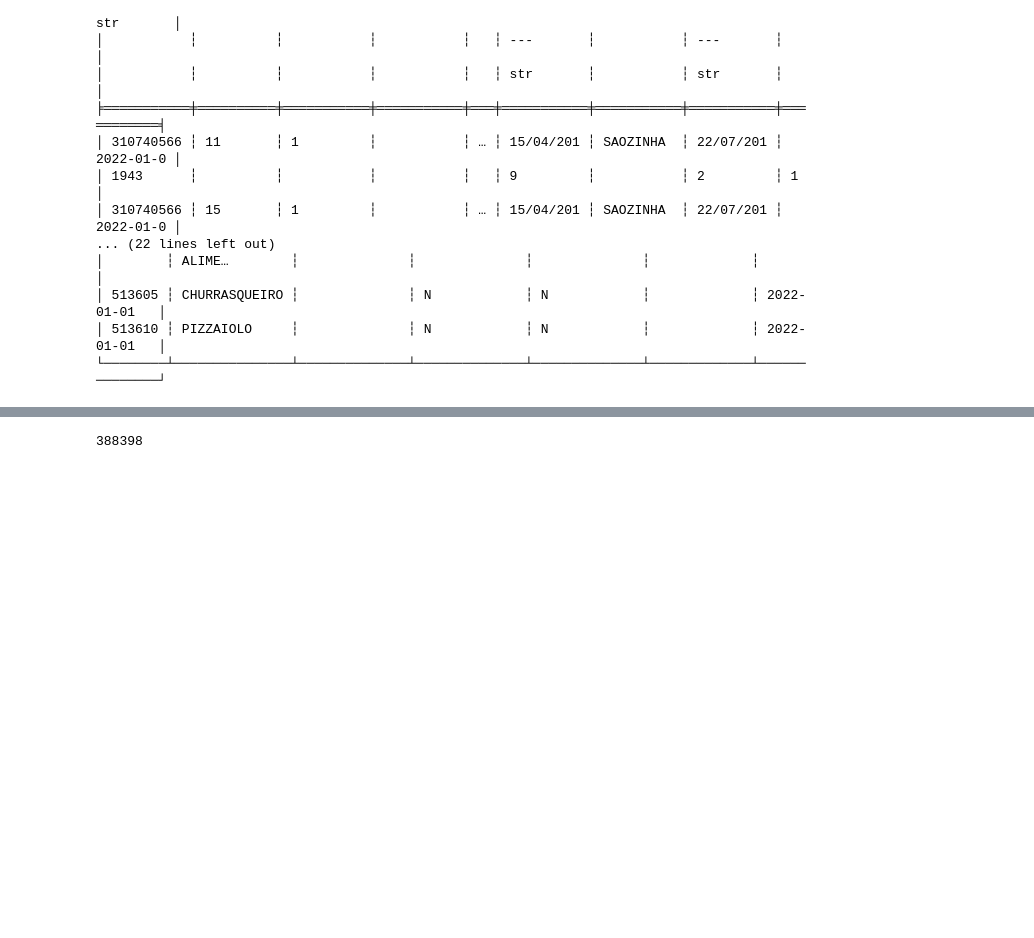
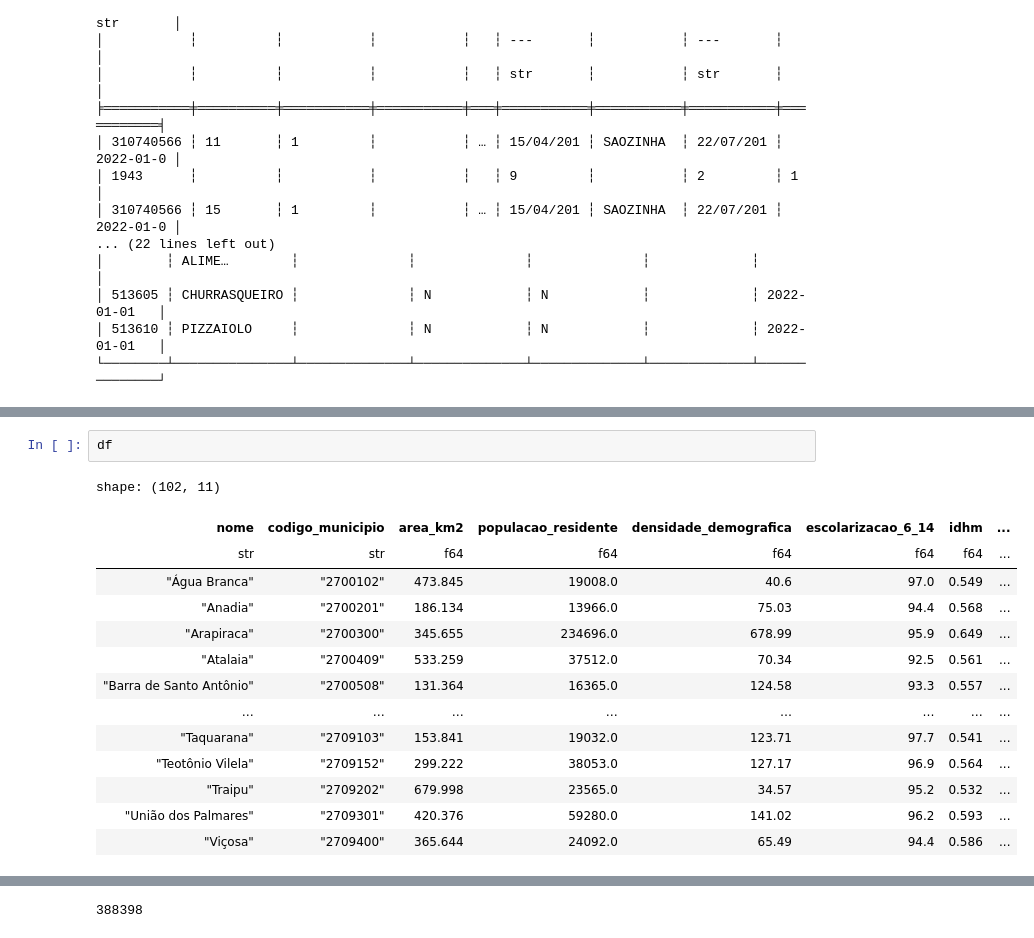
Before and after one commit to guilhermecanfield/projeto_tcc, a Jupyter notebook: engenharia_de_dados.ipynb, the cells around one changed output, grey strips where cells are left out. Drawn from its saved outputs; the diff is of its cells as text; blank space fills up the shorter version.

```diff
--- a/engenharia_de_dados.ipynb
+++ b/engenharia_de_dados.ipynb
@@ -538 +628,18 @@ for nome_tabela in tabelas_com_mudanca:
+# %%
+df
+# %% [output]
+shape: (102, 11)
+| nome | codigo_municipio | area_km2 | populacao_residente | densidade_demografica | escolarizacao_6_14 | idhm | ... |
+| str | str | f64 | f64 | f64 | f64 | f64 | ... |
+| "Água Branca" | "2700102" | 473.845 | 19008.0 | 40.6 | 97.0 | 0.549 | ... |
+| "Anadia" | "2700201" | 186.134 | 13966.0 | 75.03 | 94.4 | 0.568 | ... |
+| "Arapiraca" | "2700300" | 345.655 | 234696.0 | 678.99 | 95.9 | 0.649 | ... |
+| "Atalaia" | "2700409" | 533.259 | 37512.0 | 70.34 | 92.5 | 0.561 | ... |
+| "Barra de Santo Antônio" | "2700508" | 131.364 | 16365.0 | 124.58 | 93.3 | 0.557 | ... |
+| … | … | … | … | … | … | … | ... |
+| "Taquarana" | "2709103" | 153.841 | 19032.0 | 123.71 | 97.7 | 0.541 | ... |
+| "Teotônio Vilela" | "2709152" | 299.222 | 38053.0 | 127.17 | 96.9 | 0.564 | ... |
+| "Traipu" | "2709202" | 679.998 | 23565.0 | 34.57 | 95.2 | 0.532 | ... |
+| "União dos Palmares" | "2709301" | 420.376 | 59280.0 | 141.02 | 96.2 | 0.593 | ... |
+| "Viçosa" | "2709400" | 365.644 | 24092.0 | 65.49 | 94.4 | 0.586 | ... |
 # %%
```
Also changed, not shown: parts of 6 cells of this notebook, 7 other files.
